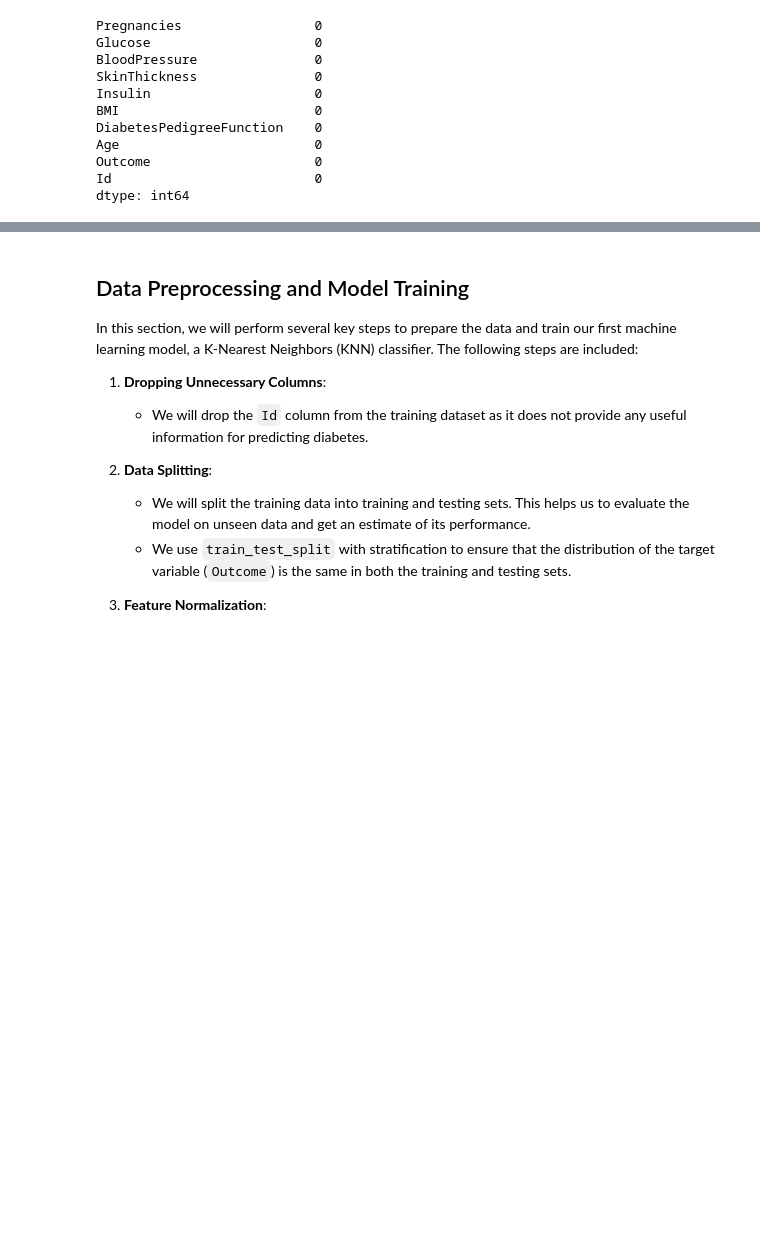
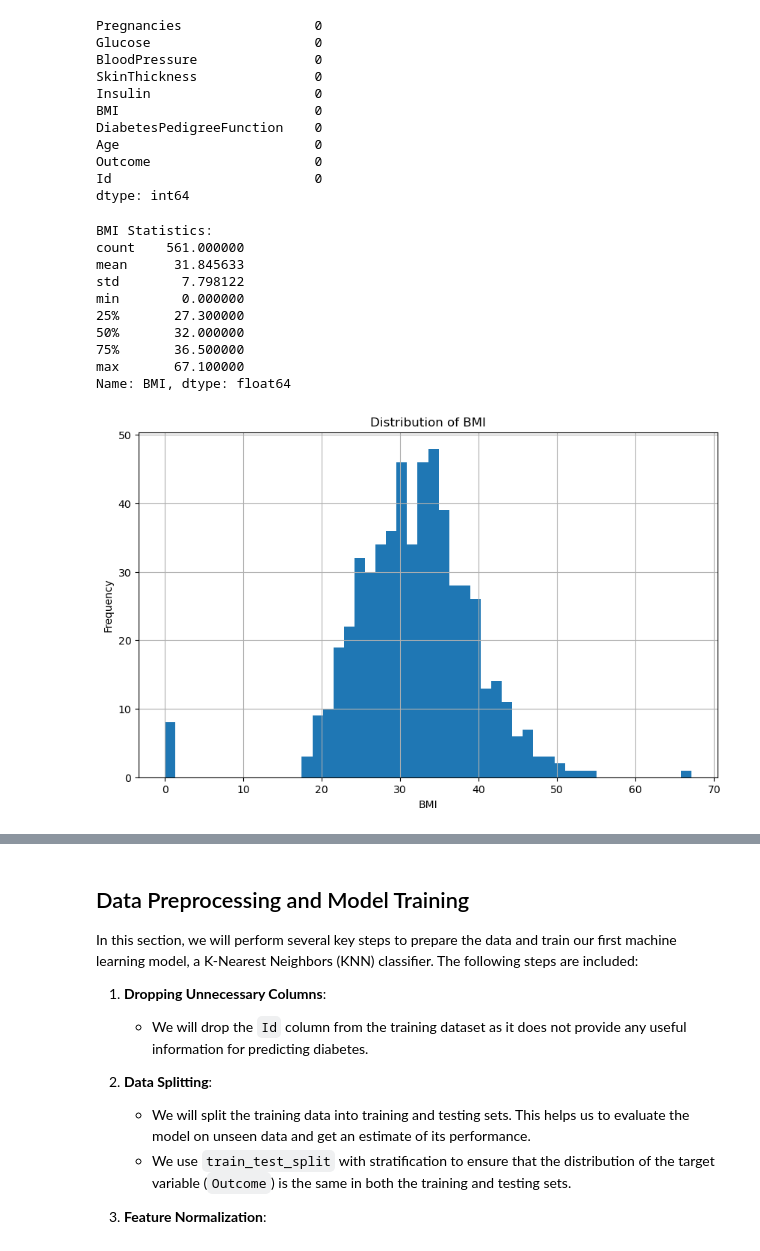
Before and after one commit to hugofitipaldi/kaggle, a Jupyter notebook: diabetes/diabetes_classification.ipynb, the cells around one changed output, grey strips where cells are left out. Saved outputs shown, nothing was run; the diff lists cells and outputs as text; code cells hidden in the pictures; blank space fills up the shorter version.

```diff
--- a/diabetes/diabetes_classification.ipynb
+++ b/diabetes/diabetes_classification.ipynb
@@ -72,3 +72,28 @@ Age                         0
 Outcome                     0
 Id                          0
 dtype: int64
+# %%
+# Basic statistics of BMI
+print("BMI Statistics:")
+print(train['BMI'].describe())
+
+# Visualize the distribution
+
+plt.figure(figsize=(10, 6))
+train['BMI'].hist(bins=50)
+plt.title('Distribution of BMI')
+plt.xlabel('BMI')
+plt.ylabel('Frequency')
+plt.show()
+# %% [output]
+BMI Statistics:
+count    561.000000
+mean      31.845633
+std        7.798122
+min        0.000000
+25%       27.300000
+50%       32.000000
+75%       36.500000
+max       67.100000
+Name: BMI, dtype: float64
+[figure, added]
```
Also changed, not shown: parts of 13 cells of this notebook, 1 other file.
